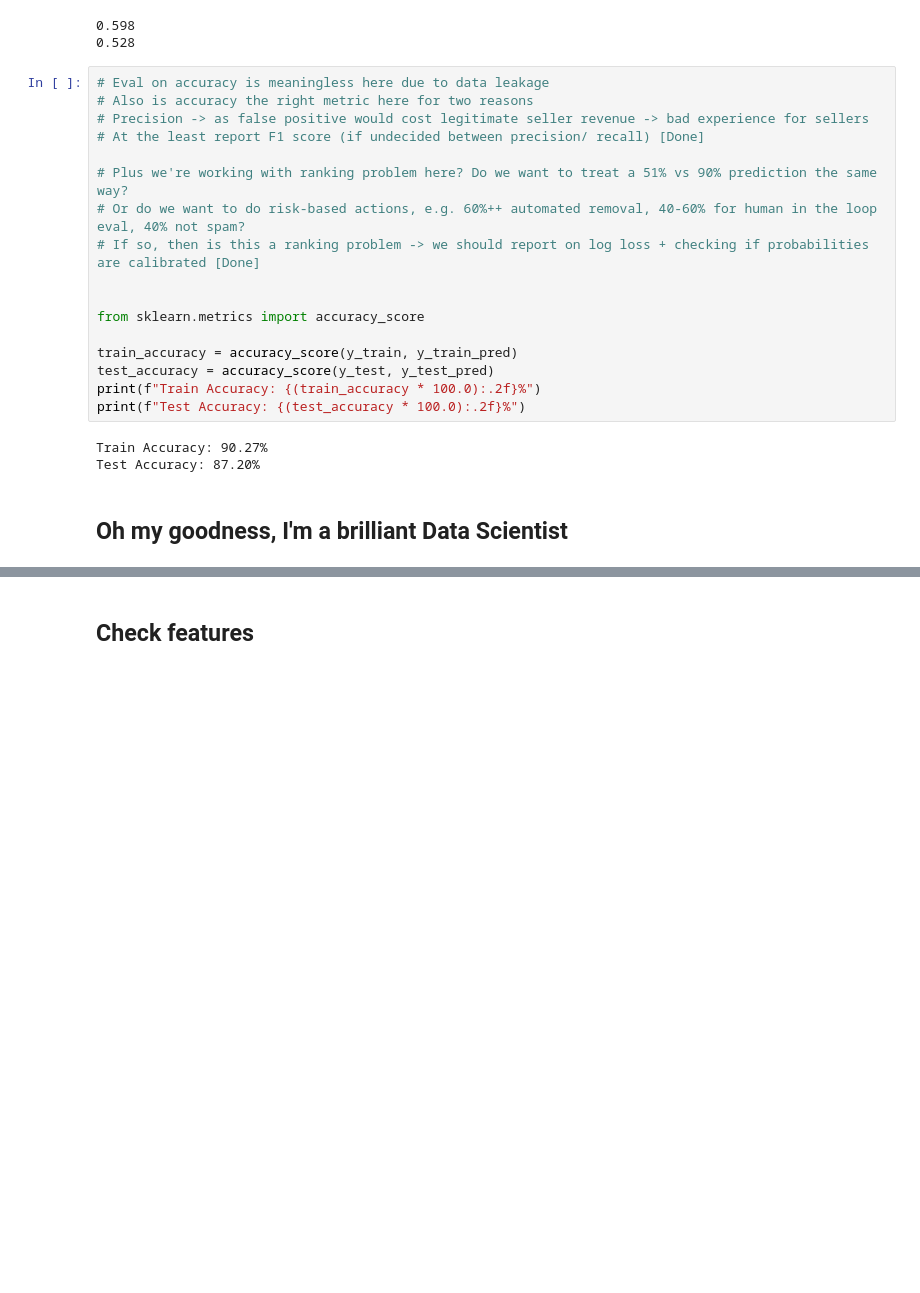
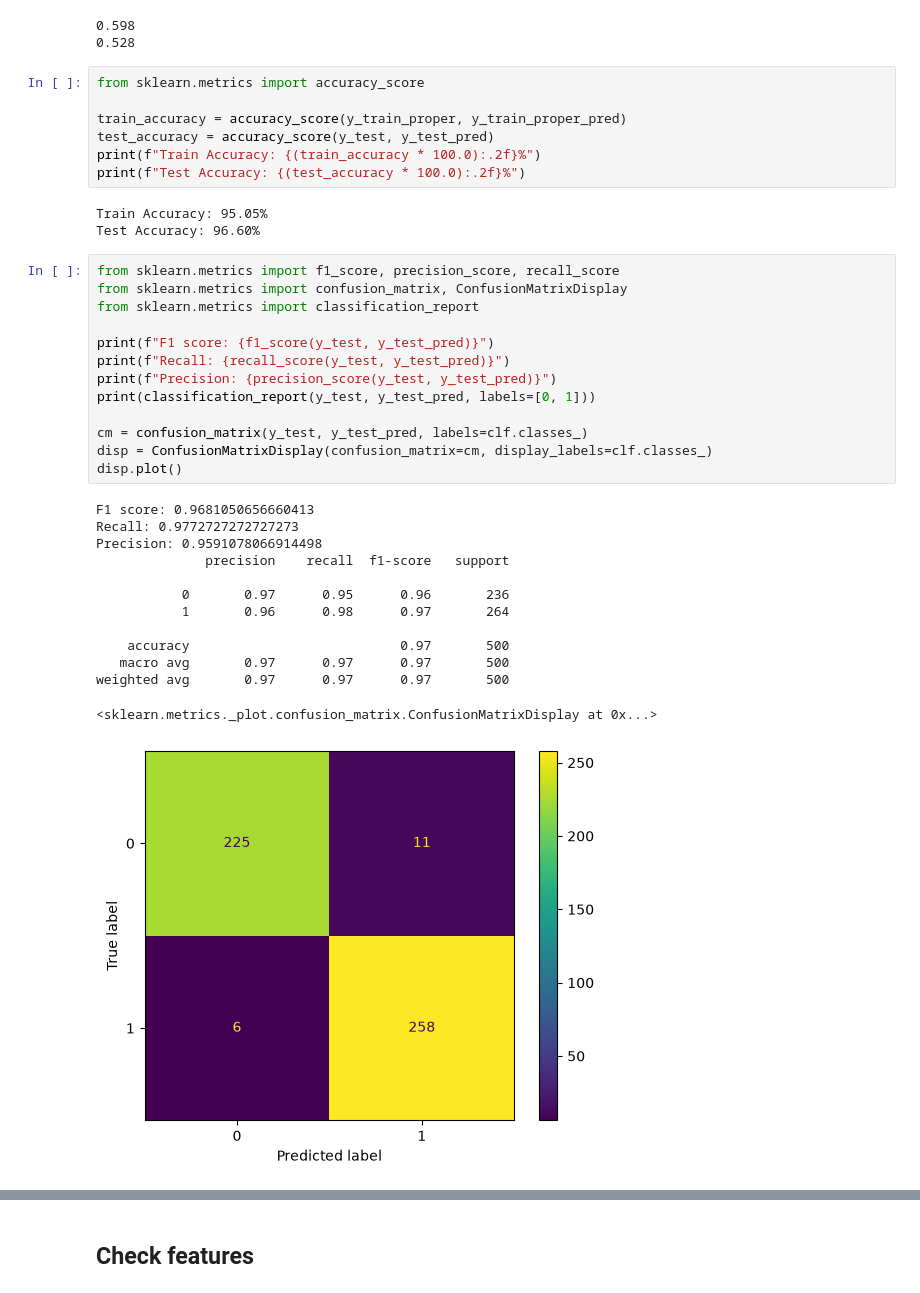
Before and after one commit to shengy90/depop_takehome_task, a Jupyter notebook: notebooks/sheng_solution.ipynb, the cells around one changed output, grey strips where cells are left out. Saved outputs shown, nothing was run; the diff lists cells and outputs as text; blank space fills up the shorter version.

```diff
--- a/notebooks/sheng_solution.ipynb
+++ b/notebooks/sheng_solution.ipynb
@@ -250,24 +309,39 @@ print(df_test["label"].mean())
 0.598
 0.528
 # %%
-# Eval on accuracy is meaningless here due to data leakage
-# Also is accuracy the right metric here for two reasons
-# Precision -> as false positive would cost legitimate seller revenue -> bad experience for sellers
-# At the least report F1 score (if undecided between precision/ recall) [Done]
-
-# Plus we're working with ranking problem here? Do we want to treat a 51% vs 90% prediction the same way?
-# Or do we want to do risk-based actions, e.g. 60%++ automated removal, 40-60% for human in the loop eval, 40% not spam?
-# If so, then is this a ranking problem -> we should report on log loss + checking if probabilities are calibrated [Done]
-
-
 from sklearn.metrics import accuracy_score
 
-train_accuracy = accuracy_score(y_train, y_train_pred)
+train_accuracy = accuracy_score(y_train_proper, y_train_proper_pred)
 test_accuracy = accuracy_score(y_test, y_test_pred)
 print(f"Train Accuracy: {(train_accuracy * 100.0):.2f}%")
 print(f"Test Accuracy: {(test_accuracy * 100.0):.2f}%")
 # %% [output]
-Train Accuracy: 90.27%
-Test Accuracy: 87.20%
+Train Accuracy: 95.05%
+Test Accuracy: 96.60%
-# %% [markdown]
-## Oh my goodness, I'm a brilliant Data Scientist
+# %%
+from sklearn.metrics import f1_score, precision_score, recall_score
+from sklearn.metrics import confusion_matrix, ConfusionMatrixDisplay
+from sklearn.metrics import classification_report
+
+print(f"F1 score: {f1_score(y_test, y_test_pred)}")
+print(f"Recall: {recall_score(y_test, y_test_pred)}")
+print(f"Precision: {precision_score(y_test, y_test_pred)}")
+print(classification_report(y_test, y_test_pred, labels=[0, 1]))
+
+cm = confusion_matrix(y_test, y_test_pred, labels=clf.classes_)
+disp = ConfusionMatrixDisplay(confusion_matrix=cm, display_labels=clf.classes_)
+disp.plot()
+# %% [output]
+F1 score: 0.9681050656660413
+Recall: 0.9772727272727273
+Precision: 0.9591078066914498
+              precision    recall  f1-score   support
+
+           0       0.97      0.95      0.96       236
+           1       0.96      0.98      0.97       264
+
+    accuracy                           0.97       500
+   macro avg       0.97      0.97      0.97       500
+weighted avg       0.97      0.97      0.97       500
+<sklearn.metrics._plot.confusion_matrix.ConfusionMatrixDisplay at 0x...>
+[figure, added]
```
Also changed, not shown: parts of 16 cells of this notebook, 2 other files.
